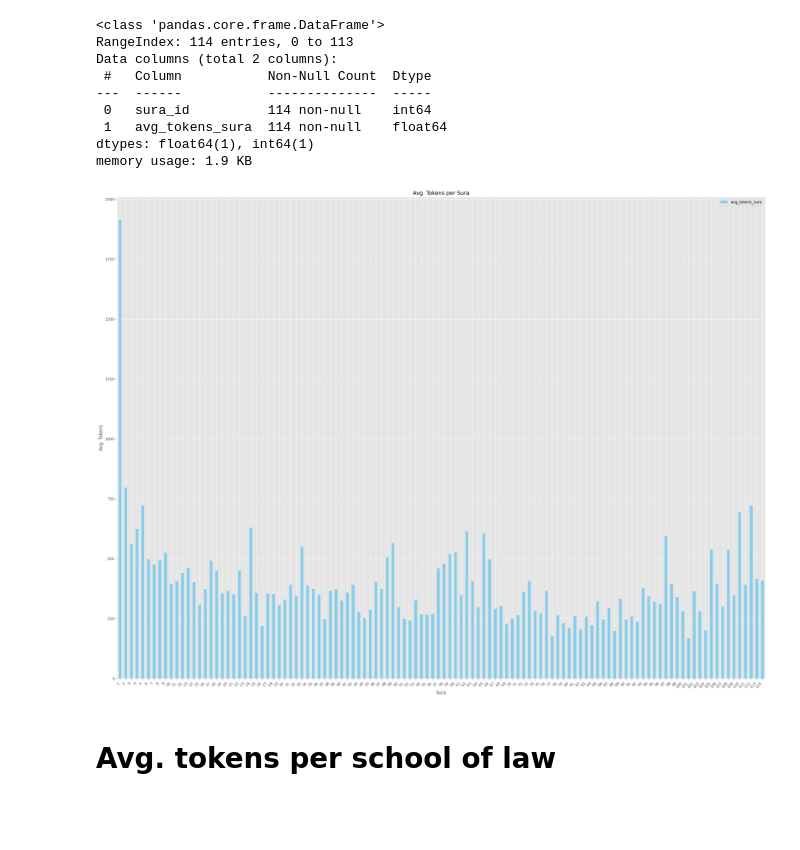
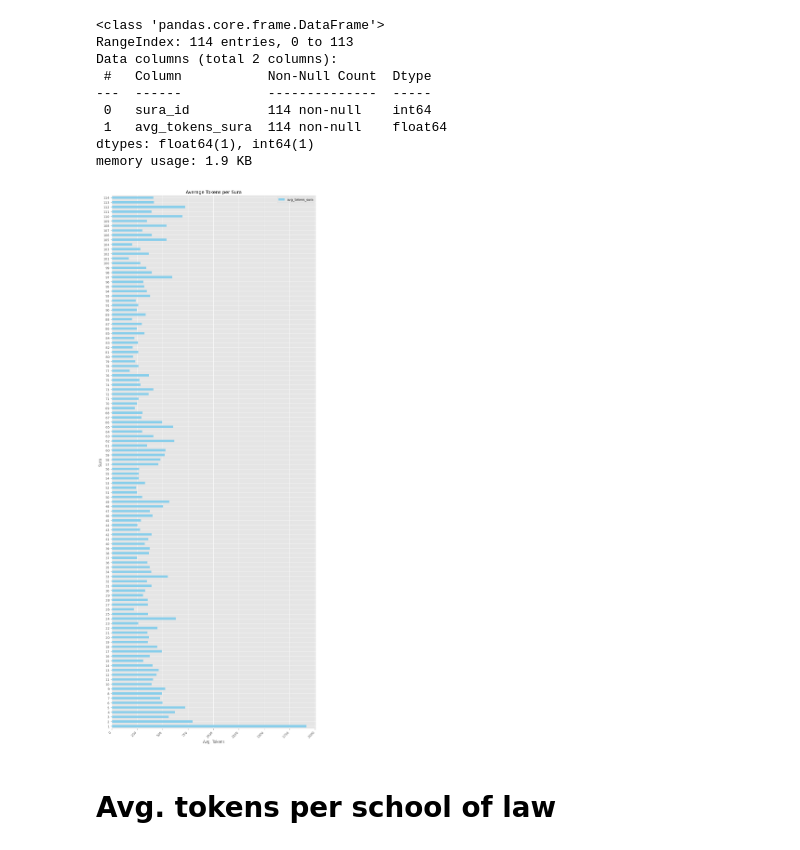
Before and after one commit to thomjur/a01-clustering-sc1-1, a Jupyter notebook: EDA.ipynb, the cells around one changed output. Cells and saved outputs as stored; diff of their text form; code cells hidden in the pictures; blank space fills up the shorter version.

```diff
--- a/EDA.ipynb
+++ b/EDA.ipynb
@@ -30,15 +30,15 @@ dtypes: float64(1), int64(1)
 memory usage: 1.9 KB
 # %%
 df_sorted = df.sort_values("sura_id")
-df_sorted.plot(kind="bar", x="sura_id", y="avg_tokens_sura", color="skyblue", figsize=(25, 19))
-plt.title("Avg. Tokens per Sura")
-plt.xlabel("Sura")
-plt.ylabel("Avg. Tokens")
+df_sorted.plot(kind="barh", x="sura_id", y="avg_tokens_sura", color="skyblue", figsize=(10, 25))
+plt.title("Average Tokens per Sura")
+plt.xlabel("Avg. Tokens")
+plt.ylabel("Sura")
 plt.xticks(rotation=45, ha='right')
 plt.tight_layout()
 plt.savefig("images/avg_sura_tokens.jpg")
 # %% [output]
-[figure, old version]
+[figure, new version]
 # %% [markdown]
 # Avg. tokens per school of law
 # %%
```
Also changed, not shown: 1 other file.
